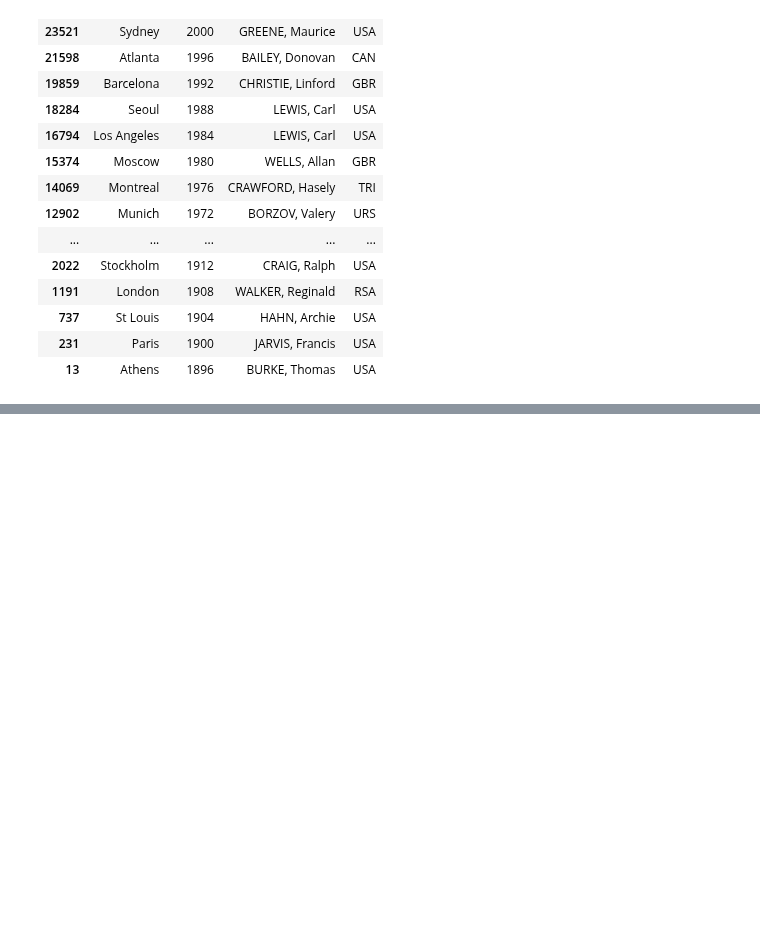
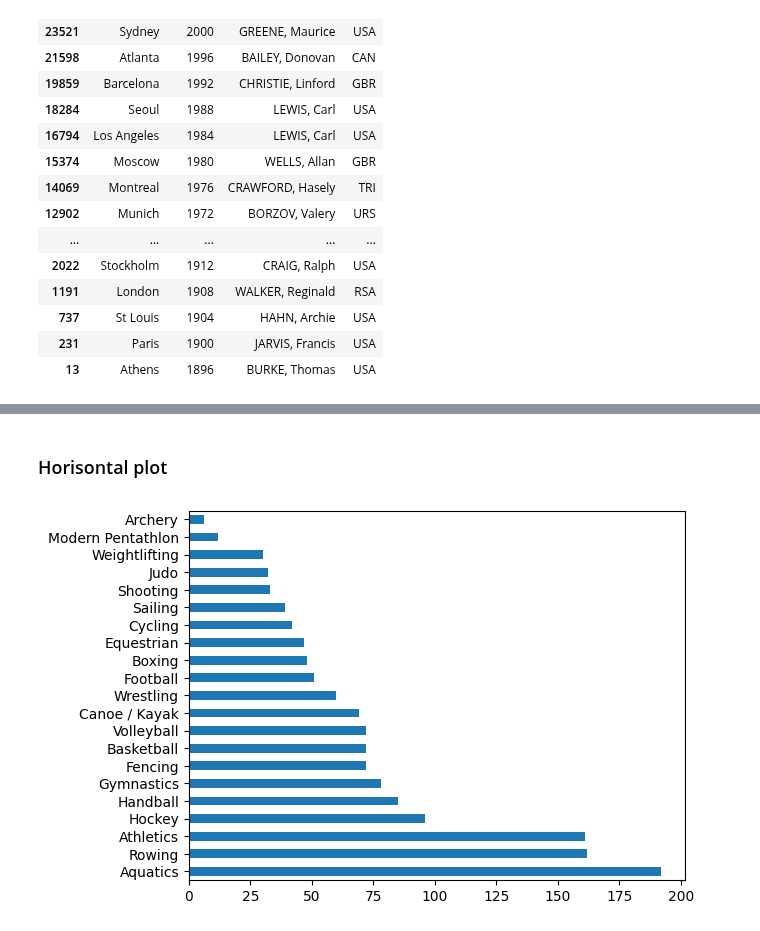
Before and after one commit to dbasdanis/python_practice, a Jupyter notebook: pandas/pandas_doc.ipynb, the cells around one changed output, grey strips where cells are left out. Cells and saved outputs as stored; diff of their text form; code cells hidden in the pictures; blank space fills up the shorter version.

```diff
--- a/pandas/pandas_doc.ipynb
+++ b/pandas/pandas_doc.ipynb
@@ -437,0 +474,6 @@ gmh.sort_values('Edition',ascending=False)[['City','Edition','Athlete','NOC']]
+# %% [markdown]
+### Horisontal plot
+# %%
+fo.Sport.value_counts().plot(kind='barh');
+# %% [output]
+[figure, added]
```
Also changed, not shown: parts of 10 cells of this notebook.
